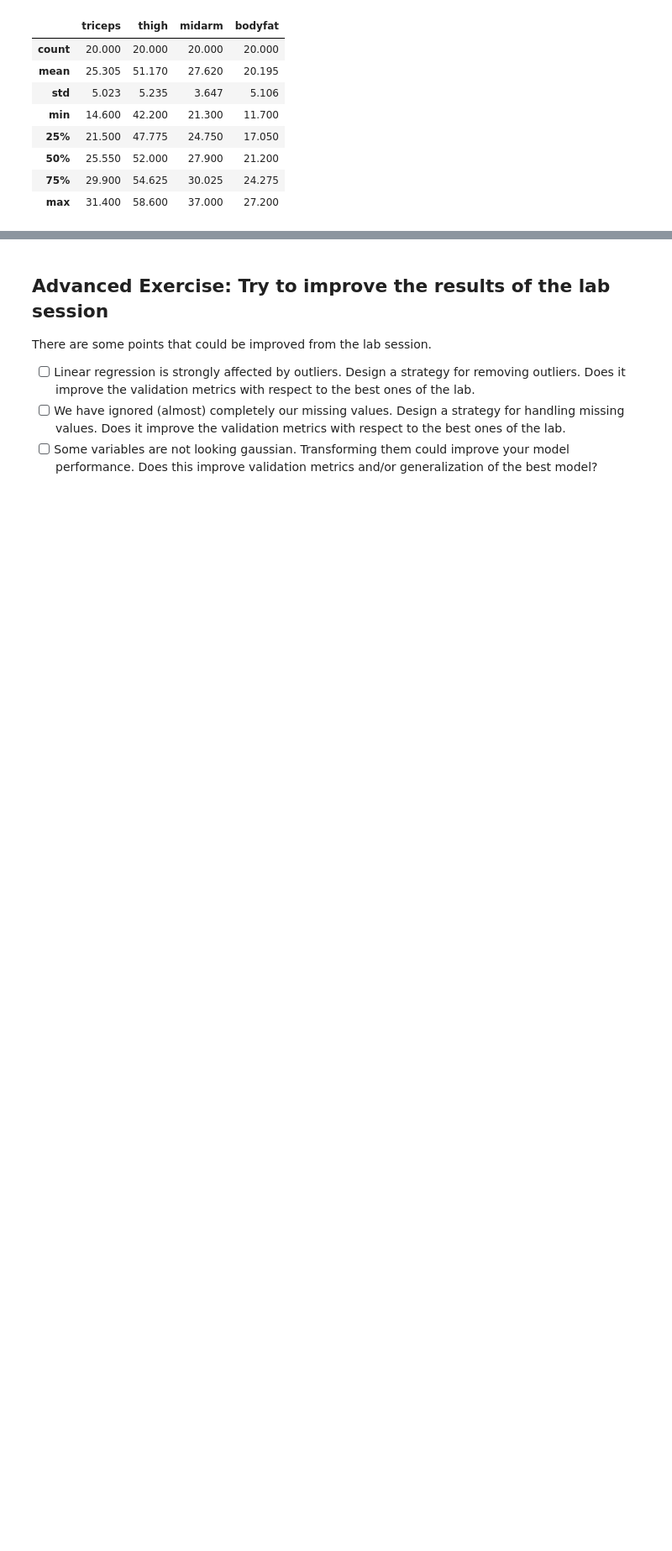
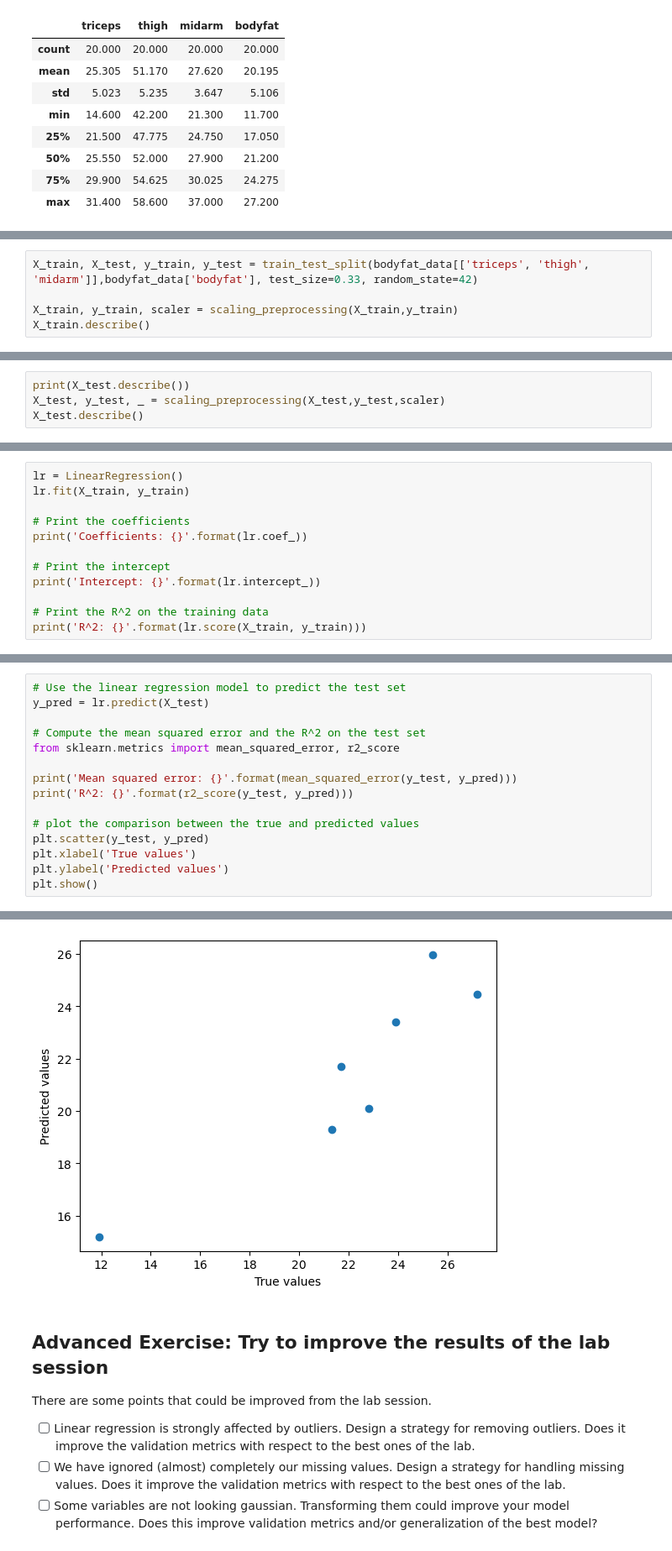
Before and after one commit to Lorenc1o/BDMA_Notes, a Jupyter notebook: UPC/Machine_Learning/Labs/lab04/ml04-exercise.ipynb, the cells around one changed output, grey strips where cells are left out. Shown at 84% size. Cells and saved outputs as stored; diff of their text form; blank space fills up the shorter version.

```diff
--- a/UPC/Machine_Learning/Labs/lab04/ml04-exercise.ipynb
+++ b/UPC/Machine_Learning/Labs/lab04/ml04-exercise.ipynb
@@ -39,0 +87,5 @@ bodyfat_data.describe()
+# %%
+X_train, X_test, y_train, y_test = train_test_split(bodyfat_data[['triceps', 'thigh', 'midarm']],bodyfat_data['bodyfat'], test_size=0.33, random_state=42)
+
+X_train, y_train, scaler = scaling_preprocessing(X_train,y_train)
+X_train.describe()
@@ -39,0 +105,4 @@ bodyfat_data.describe()
+# %%
+print(X_test.describe())
+X_test, y_test, _ = scaling_preprocessing(X_test,y_test,scaler)
+X_test.describe()
@@ -39,0 +137,12 @@ bodyfat_data.describe()
+# %%
+lr = LinearRegression()
+lr.fit(X_train, y_train)
+
+# Print the coefficients
+print('Coefficients: {}'.format(lr.coef_))
+
+# Print the intercept
+print('Intercept: {}'.format(lr.intercept_))
+
+# Print the R^2 on the training data
+print('R^2: {}'.format(lr.score(X_train, y_train)))
@@ -39,0 +217,16 @@ bodyfat_data.describe()
+# %%
+# Use the linear regression model to predict the test set
+y_pred = lr.predict(X_test)
+
+# Compute the mean squared error and the R^2 on the test set
+from sklearn.metrics import mean_squared_error, r2_score
+
+print('Mean squared error: {}'.format(mean_squared_error(y_test, y_pred)))
+print('R^2: {}'.format(r2_score(y_test, y_pred)))
+
+# plot the comparison between the true and predicted values
+plt.scatter(y_test, y_pred)
+plt.xlabel('True values')
+plt.ylabel('Predicted values')
+plt.show()
+# %% [output]
@@ -40,3 +235,4 @@ bodyfat_data.describe()
+[figure, added]
 # %% [markdown]
 ## Advanced Exercise: Try to improve the results of the lab session
 
```
Also changed, not shown: parts of 36 cells of this notebook, 1 other file.
